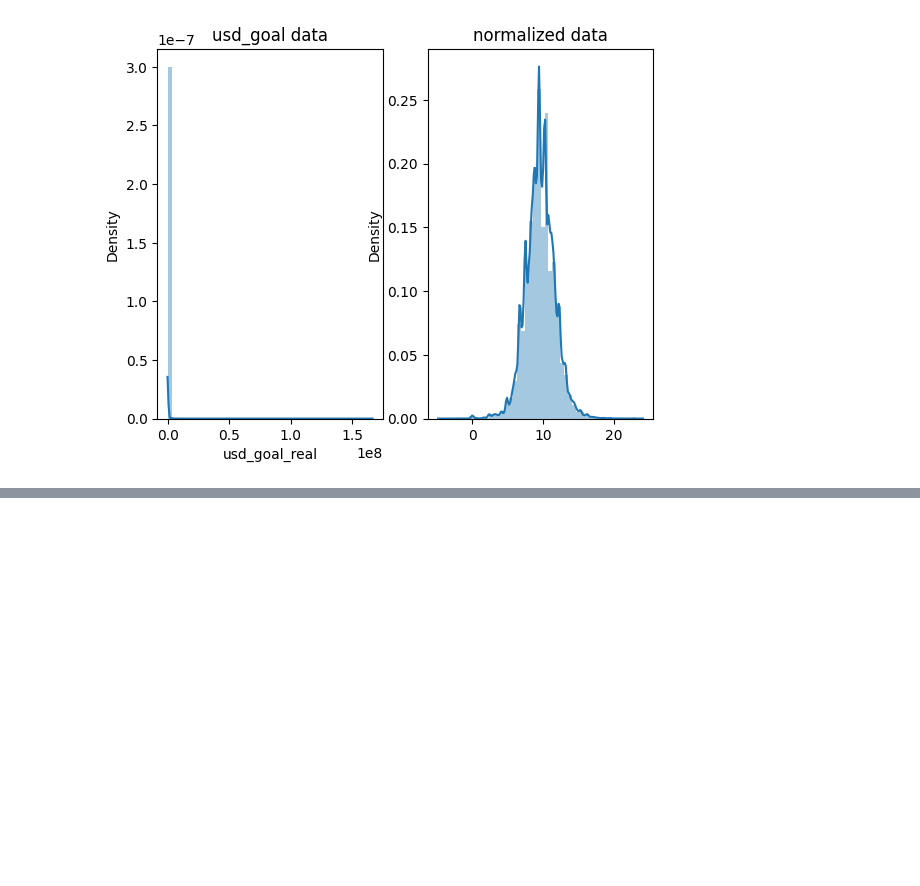
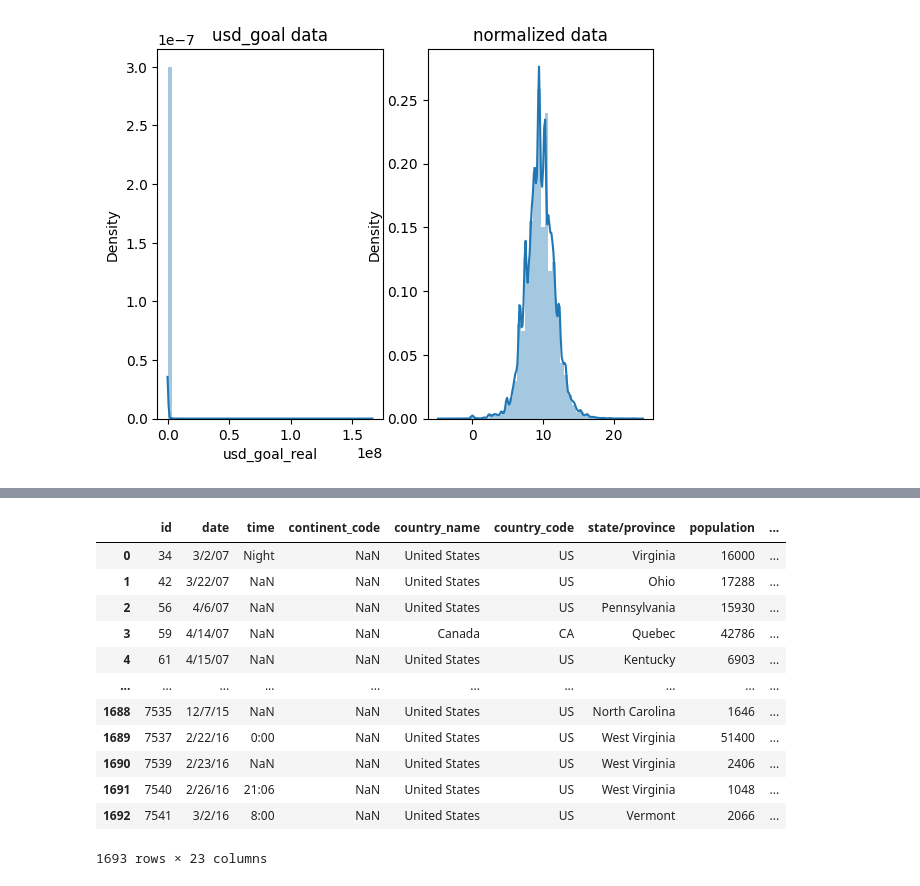
Before and after one commit to lily01awasthi/Data-Analysis, a Jupyter notebook: data-cleaning.ipynb, the cells around one changed output, grey strips where cells are left out. Cells and saved outputs as stored; diff of their text form; code cells hidden in the pictures; blank space fills up the shorter version.

```diff
--- a/data-cleaning.ipynb
+++ b/data-cleaning.ipynb
@@ -312,0 +337,16 @@ Text(0.5, 1.0, 'normalized data')
+# %%
+landslides
+# %% [output]
+|  | id | date | time | continent_code | country_name | country_code | state/province | population | ... |
+| 0 | 34 | 3/2/07 | Night | NaN | United States | US | Virginia | 16000 | ... |
+| 1 | 42 | 3/22/07 | NaN | NaN | United States | US | Ohio | 17288 | ... |
+| 2 | 56 | 4/6/07 | NaN | NaN | United States | US | Pennsylvania | 15930 | ... |
+| 3 | 59 | 4/14/07 | NaN | NaN | Canada | CA | Quebec | 42786 | ... |
+| 4 | 61 | 4/15/07 | NaN | NaN | United States | US | Kentucky | 6903 | ... |
+| ... | ... | ... | ... | ... | ... | ... | ... | ... | ... |
+| 1688 | 7535 | 12/7/15 | NaN | NaN | United States | US | North Carolina | 1646 | ... |
+| 1689 | 7537 | 2/22/16 | 0:00 | NaN | United States | US | West Virginia | 51400 | ... |
+| 1690 | 7539 | 2/23/16 | NaN | NaN | United States | US | West Virginia | 2406 | ... |
+| 1691 | 7540 | 2/26/16 | 21:06 | NaN | United States | US | West Virginia | 1048 | ... |
+| 1692 | 7541 | 3/2/16 | 8:00 | NaN | United States | US | Vermont | 2066 | ... |
+1693 rows × 23 columns
```
Also changed, not shown: parts of 14 cells of this notebook.
